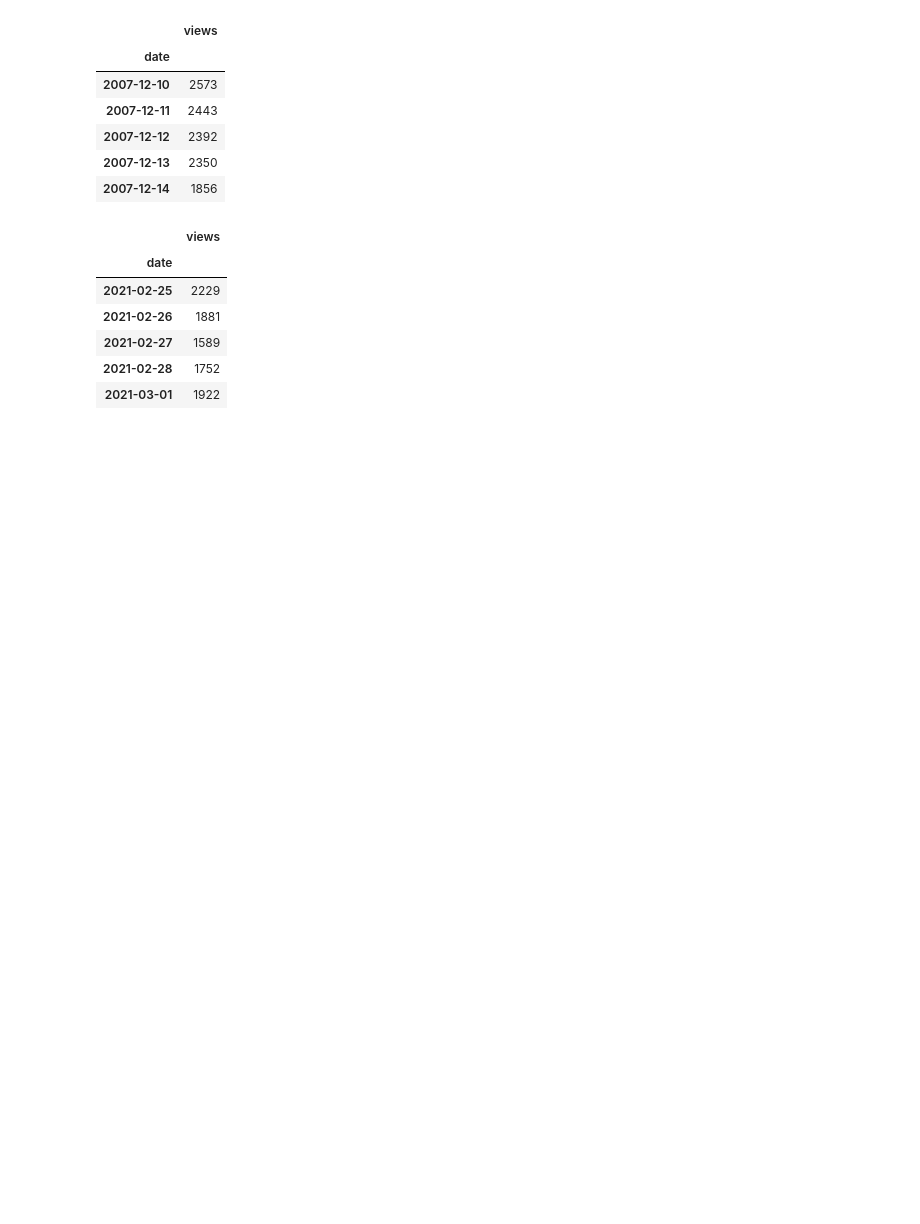
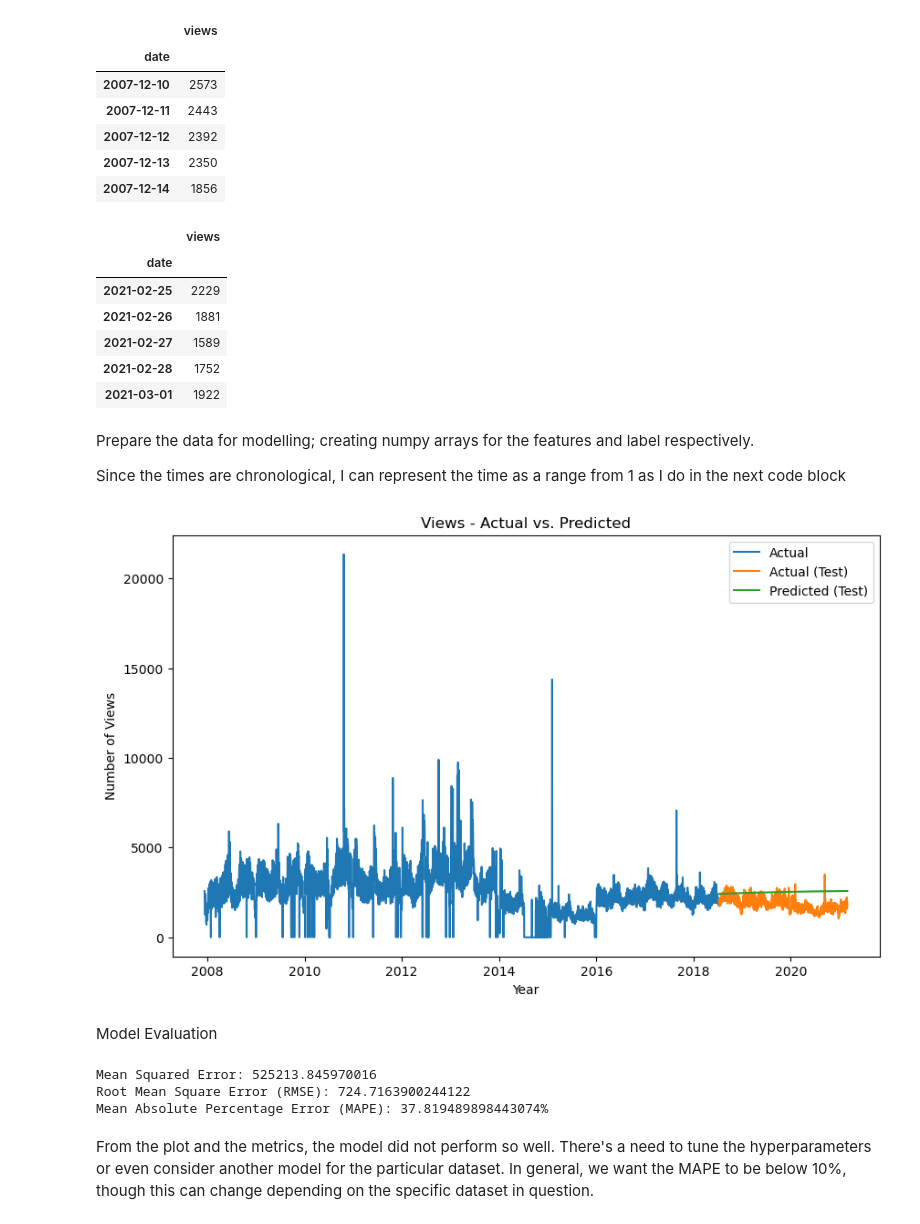
Before and after one commit to lukmanaj/ArewaDS-Machine-Learning-Assignments, a Jupyter notebook: week_09_Time_Series/3-Time_series_SVR/assignment.ipynb, the cells around one changed output. Cells and saved outputs as stored; diff of their text form; code cells hidden in the pictures; blank space fills up the shorter version.

```diff
--- a/week_09_Time_Series/3-Time_series_SVR/assignment.ipynb
+++ b/week_09_Time_Series/3-Time_series_SVR/assignment.ipynb
@@ -27,3 +33,54 @@ trig.tail()
 | 2021-02-27 | 1589 |
 | 2021-02-28 | 1752 |
 | 2021-03-01 | 1922 |
+# %% [markdown]
+Prepare the data for modelling; creating numpy arrays for the features and label respectively.
+
+Since the times are chronological, I can represent the time as a range from 1 as I do in the next code block
+# %%
+X = np.arange(1, len(trig) + 1).reshape(-1, 1)
+# %%
+y = trig['views'].values
+# %%
+# Split the data into training and testing sets
+X_train, X_test, y_train, y_test = train_test_split(X, y, test_size=0.2, shuffle=False)
+
+# Create and train the SVR model
+svr = SVR(kernel='rbf')
+svr.fit(X_train, y_train)
+
+# Predict on the test set
+y_pred = svr.predict(X_test)
+# %%
+# Plot the actual and predicted values
+plt.figure(figsize=(10, 6))
+plt.plot(trig.index[:len(y_train)], y_train, label='Actual')
+plt.plot(trig.index[len(y_train):], y_test, label='Actual (Test)')
+plt.plot(trig.index[len(y_train):], y_pred, label='Predicted (Test)')
+plt.xlabel('Year')
+plt.ylabel('Number of Views')
+plt.title('Views - Actual vs. Predicted')
+plt.legend()
+plt.show()
+# %% [output]
+[figure, added]
+# %% [markdown]
+Model Evaluation
+# %%
+# Calculate Mean Squared Error
+mse = mean_squared_error(y_test, y_pred)
+print(f"Mean Squared Error: {mse}")
+
+# Calculate Root Mean Square Error (RMSE)
+rmse = np.sqrt(mse)
+print(f"Root Mean Square Error (RMSE): {rmse}")
+
+# Calculate Mean Absolute Percentage Error (MAPE)
+mape = np.mean(np.abs((y_test - y_pred) / y_test)) * 100
+print(f"Mean Absolute Percentage Error (MAPE): {mape}%")
+# %% [output]
+Mean Squared Error: 525213.845970016
+Root Mean Square Error (RMSE): 724.7163900244122
+Mean Absolute Percentage Error (MAPE): 37.819489898443074%
+# %% [markdown]
+From the plot and the metrics, the model did not perform so well. There's a need to tune the hyperparameters or even consider another model for the particular dataset. In general, we want the MAPE to be below 10%, though this can change depending on the specific dataset in question.
```
Also changed, not shown: parts of 3 cells of this notebook.
